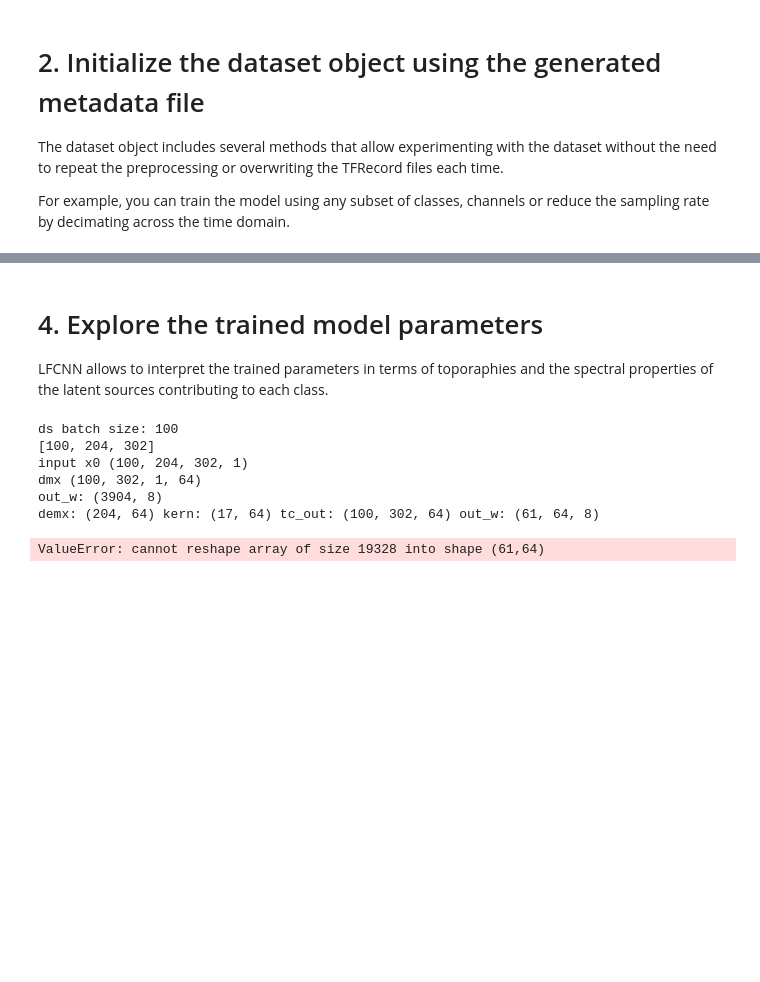
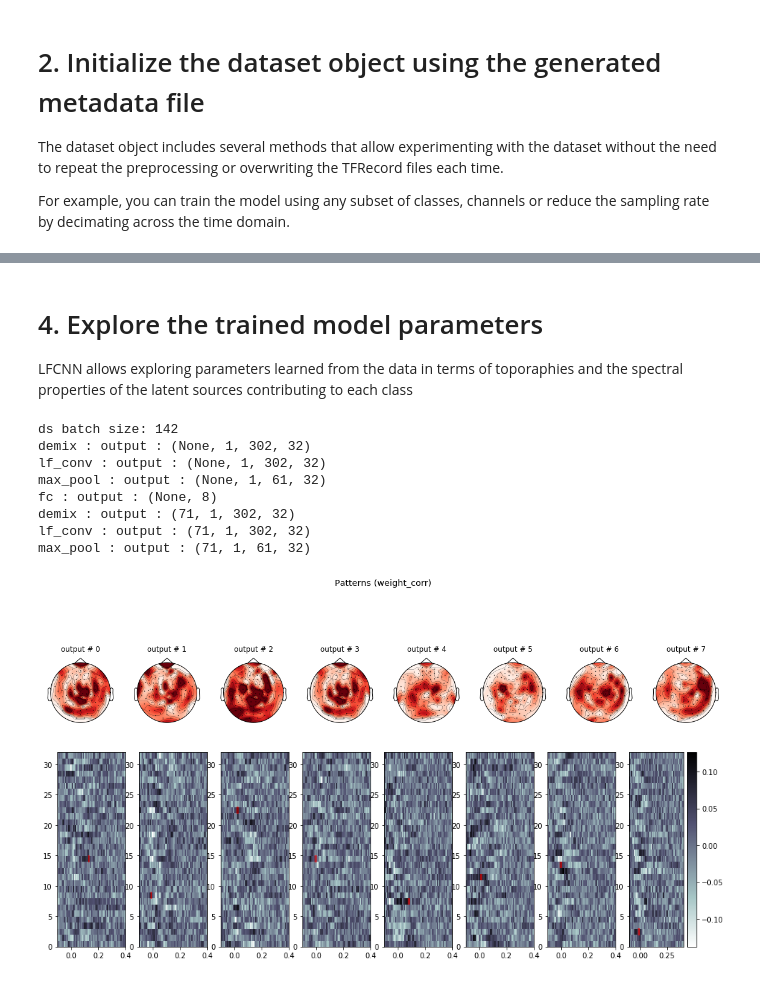
Before and after one commit to zubara/mneflow, a Jupyter notebook: examples/mneflow_example_tf2.ipynb, the cells around one changed output, grey strips where cells are left out. Drawn from its saved outputs; the diff is of its cells as text; code cells hidden in the pictures; blank space fills up the shorter version.

```diff
--- a/examples/mneflow_example_tf2.ipynb
+++ b/examples/mneflow_example_tf2.ipynb
@@ -75,19 +36,18 @@ import_opt = dict(savepath='/m/nbe/project/rtmeg/problearn/mneflow/tfr/',  # pat
                   fs=600,
                   input_type='trials',
                   target_type='int',
-                  picks = {'meg':'grad'},
+                  picks={'meg':'grad'},
                   scale=True,  # apply baseline_scaling
                   crop_baseline=True,  # remove baseline interval after scaling
                   decimate=None,
                   scale_interval=(0, 60),  # indices in time axis corresponding to baseline interval
-                  val_size=0.2,  # validation set size set to 15% of all data
+                  val_size=0.15,  # validation set size set to 15% of all data
                   overwrite=True,
                   segment=False,
                   test_set='holdout')
 
 
 #write TFRecord files and metadata file to disk
-#meta = mneflow.produce_tfrecords([epochs],**import_opt)
 meta = mneflow.produce_tfrecords([epochs], **import_opt)
 # %% [output]
 processing epochs
@@ -140,11 +148,0 @@ graph_specs = dict(n_ls=64,  # number of latent factors
-# %%
-model = mneflow.models.LFCNN(graph_specs, dataset)
-
-#specify optimizer parameters
-# Based on keras, see documentation for keras.optimizers
-optim = tf.keras.optimizers.Adam(learning_rate=3e-4)
-loss_f = tf.compat.v1.losses.softmax_cross_entropy
-
-# % builtin
-model.compile(loss=loss_f, optimizer=optim, metrics=['accuracy'])
-stop_early = tf.keras.callbacks.EarlyStopping(monitor='val_loss', min_delta=1e-6, patience=1)
@@ -154,6 +148,0 @@ fc init : OK
-# %%
-#train the model
-history = model.fit(dataset.train, validation_data=dataset.val, epochs=3, steps_per_epoch=200,
-                    validation_steps=1, callbacks=[stop_early], verbose=1)
-
-model.summary()
@@ -179,0 +149,5 @@ KeyboardInterrupt:
+# %%
+#train the model for 10 epochs
+model.train(n_epochs=10,
+            eval_step=100,
+            early_stopping=3)
@@ -180,16 +173,18 @@ KeyboardInterrupt:
 # %% [markdown]
 # 4. Explore the trained model parameters
-LFCNN allows to interpret the trained parameters in terms of toporaphies and the spectral properties of the latent sources contributing to each class.
+LFCNN allows exploring parameters learned from the data in terms of toporaphies and the spectral properties of the latent sources contributing to each class
 # %%
-
-model.compute_patterns(data_path=meta['train_paths'], output='patterns')
-f = model.plot_patterns(sensor_layout='Vectorview-grad', sorting='best', scale=False)
+model.compute_patterns(meta['val_paths'])
+model.plot_patterns('Vectorview-grad', sorting='weight_corr')
 # %% [output]
-ds batch size: 100
-[100, 204, 302]
-input x0 (100, 204, 302, 1)
-dmx (100, 302, 1, 64)
-out_w: (3904, 8)
-demx: (204, 64) kern: (17, 64) tc_out: (100, 302, 64) out_w: (61, 64, 8)
+ds batch size: 142
+demix : output : (None, 1, 302, 32)
+lf_conv : output : (None, 1, 302, 32)
+max_pool : output : (None, 1, 61, 32)
+fc : output : (None, 8)
+demix : output : (71, 1, 302, 32)
+lf_conv : output : (71, 1, 302, 32)
+max_pool : output : (71, 1, 61, 32)
-ValueError: cannot reshape array of size 19328 into shape (61,64)
+[figure, added]
+[figure, added]
 # %%
```
Also changed, not shown: parts of 19 cells of this notebook, 2 other files.
